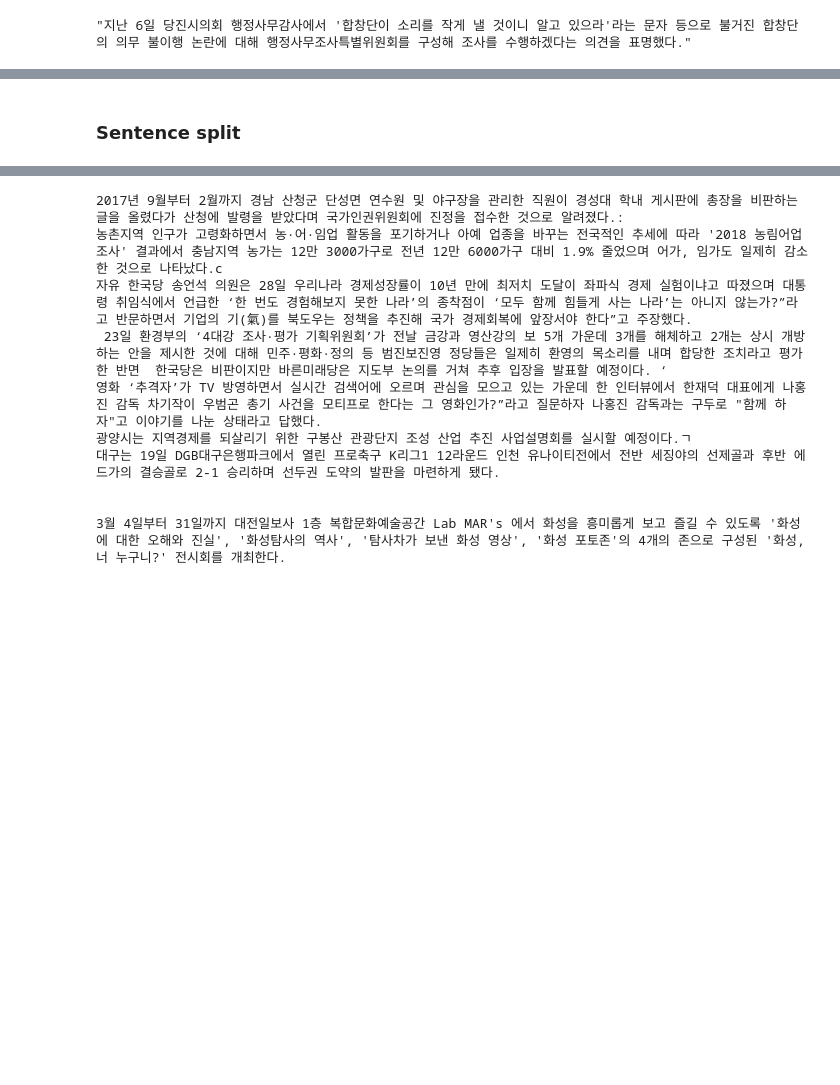
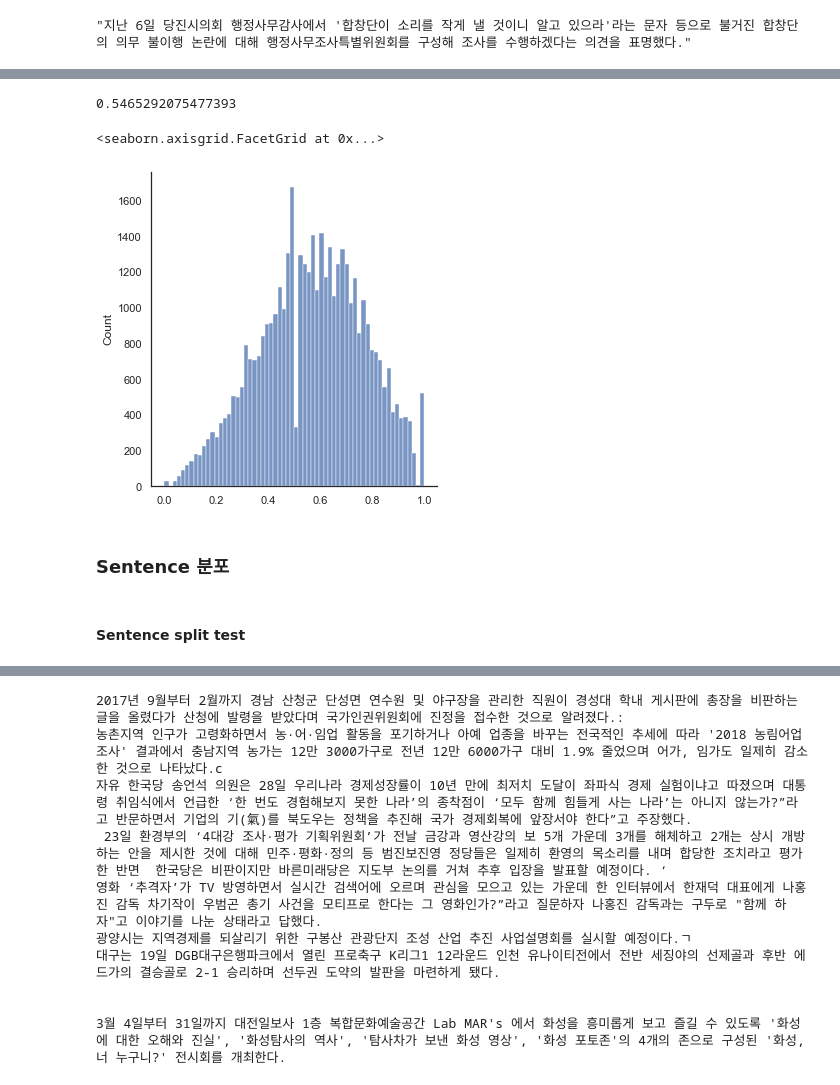
Before and after one commit to uoneway/KoBertSum, a Jupyter notebook: tutorials/EDA.ipynb, the cells around one changed output, grey strips where cells are left out. Saved outputs shown, nothing was run; the diff lists cells and outputs as text; code cells hidden in the pictures; blank space fills up the shorter version.

```diff
--- a/tutorials/EDA.ipynb
+++ b/tutorials/EDA.ipynb
@@ -199,0 +249,11 @@ sum(result_list) / len(result_list)
+# %%
+# 2-gram
+novel_n_grams_prop_list, total_novel_grams_num, total_summary_grams_num = cal_novel_repeat(origin_text, summary_text, 2)
+print(total_novel_grams_num / total_summary_grams_num)
+sns.displot(novel_n_grams_prop_list)
+# %% [output]
+0.5465292075477393
+<seaborn.axisgrid.FacetGrid at 0x...>
+[figure, added]
+# %% [markdown]
+### Sentence 분포
@@ -200,2 +263,2 @@ sum(result_list) / len(result_list)
 # %% [markdown]
-### Sentence split
+#### Sentence split test
```
Also changed, not shown: parts of 65 cells of this notebook.
